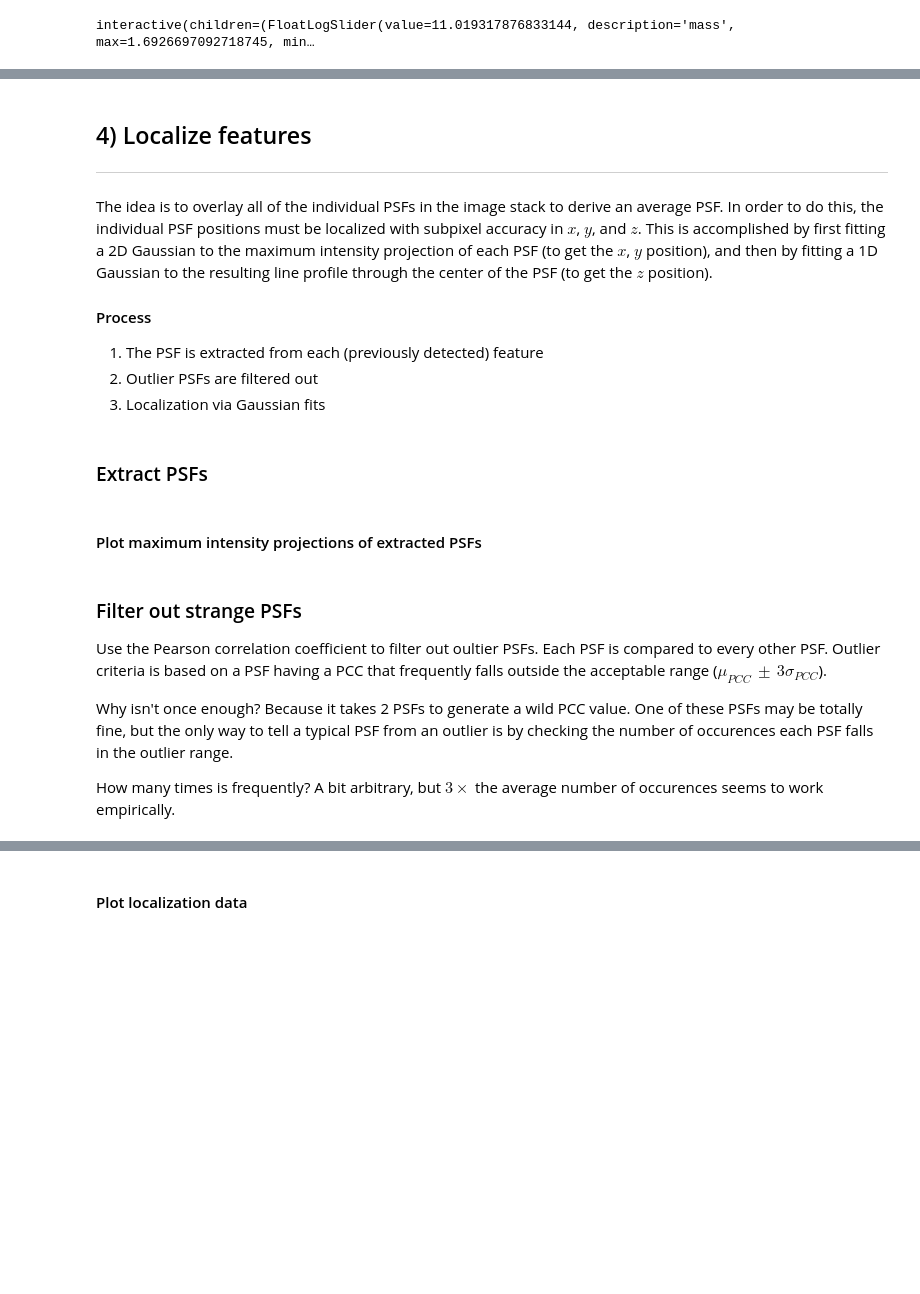
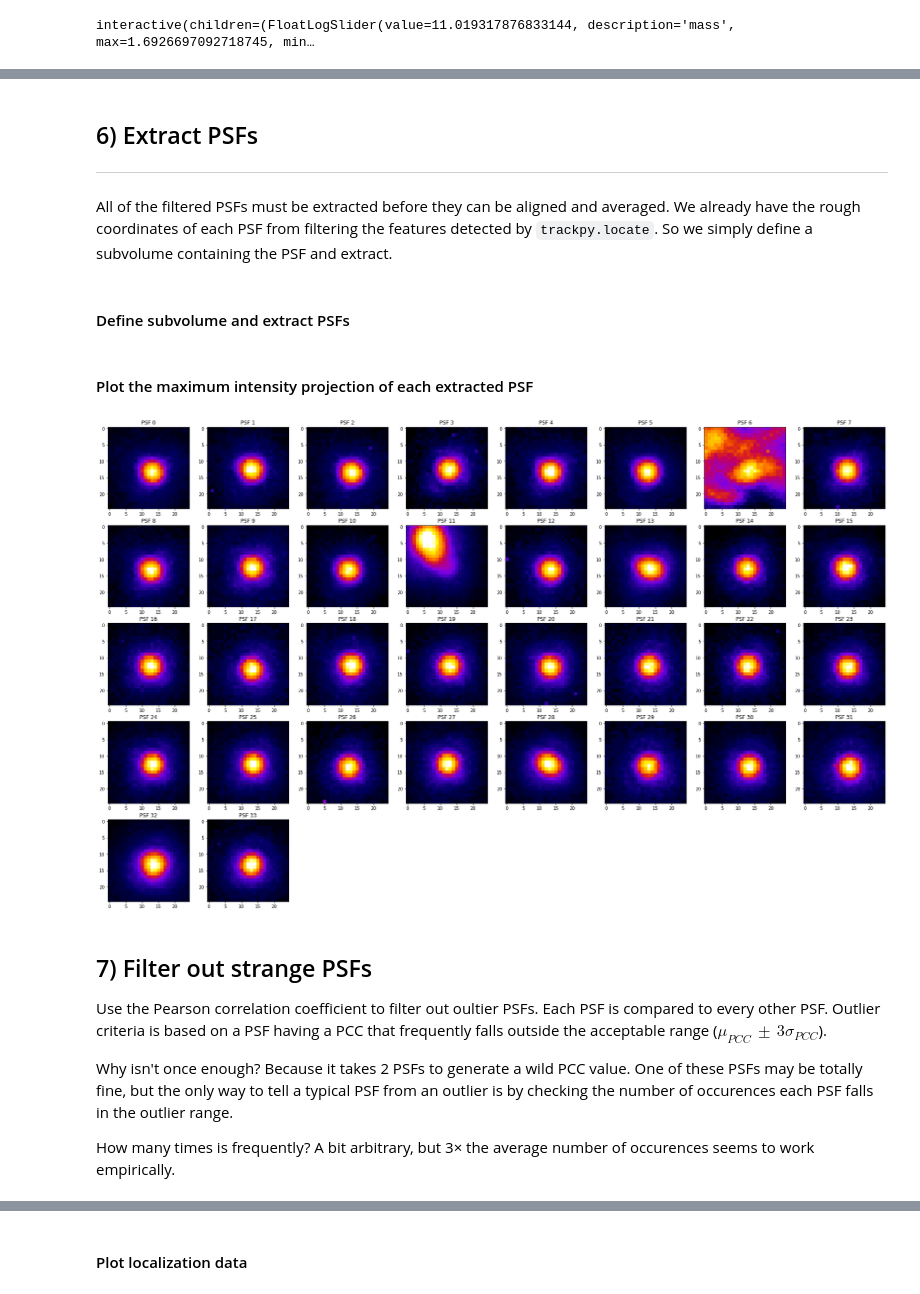
Before and after one commit to hoogenboom-group/PSF-Extractor, a Jupyter notebook: notebooks/walkthrough.ipynb, the cells around one changed output, grey strips where cells are left out. Drawn from its saved outputs; the diff is of its cells as text; code cells hidden in the pictures; blank space fills up the shorter version.

Commit message:
up to 8) localize PSFs
Former-commit-id: 09e9f57ccc8fcc6bb1a4ded7c1a74359e11dfb70

```diff
--- a/notebooks/walkthrough.ipynb
+++ b/notebooks/walkthrough.ipynb
@@ -206,0 +213,13 @@ plot_overlapping_features(mip, df_features, overlapping, width=wx)
+# %%
+# Update feature set
+df_features = df.reset_index(drop=True)
+
+# Output
+out = f"""\
+Detected features (initial)... {N_features:.0f}
+Overlapping features.......... {overlapping.size:.0f}
+Remaining features............ {len(df_features):.0f}
+Random sample of features.....
+"""
+print(out)
+df_features.sample(5)
@@ -207,12 +237,6 @@ plot_overlapping_features(mip, df_features, overlapping, width=wx)
 # %% [markdown]
-## 4) Localize features
+## 6) Extract PSFs
 ---
-The idea is to overlay all of the individual PSFs in the image stack to derive an average PSF. In order to do this, the individual PSF positions must be localized with subpixel accuracy in $x$, $y$, and $z$. This is accomplished by first fitting a 2D Gaussian to the maximum intensity projection of each PSF (to get the $x$, $y$ position), and then by fitting a 1D Gaussian to the resulting line profile through the center of the PSF (to get the $z$ position).
 
-#### Process
-1. The PSF is extracted from each (previously detected) feature
-1. Outlier PSFs are filtered out
-1. Localization via Gaussian fits
+All of the filtered PSFs must be extracted before they can be aligned and averaged. We already have the rough coordinates of each PSF from filtering the features detected by `trackpy.locate`. So we simply define a subvolume containing the PSF and extract.
-# %% [markdown]
-### Extract PSFs
 # %%
@@ -234,2 +243,0 @@ shape_psf
-# %% [markdown]
-#### Plot maximum intensity projections of extracted PSFs
@@ -250,7 +244,25 @@ for i, psf in enumerate(psfs):
+# %% [markdown]
+#### Define subvolume and extract PSFs
+# %%
+# Set dimensions of PSF subvolume based on expected feature diameter
+wx = 5 * dx_nm/psx  # px
+wy = 5 * dy_nm/psy  # px
+wz = 3 * wx         # px
+shape_psf = (wz, wy, wx)
+
+# Extract PSFs
+psfs, df = extract_psfs(stack, features=df_features, shape=shape_psf)
+# %% [markdown]
+#### Plot the maximum intensity projection of each extracted PSF
+# %%
+# Plot PSF MIPs
+plot_psfs(psfs)
+# %% [output]
+[figure, added]
 # %% [markdown]
-### Filter out strange PSFs
+## 7) Filter out strange PSFs
 Use the Pearson correlation coefficient to filter out oultier PSFs. Each PSF is compared to every other PSF. Outlier criteria is based on a PSF having a PCC that frequently falls outside the acceptable range ($\mu_{PCC} \,\pm\, 3\sigma_{PCC}$).
 
 Why isn't once enough? Because it takes 2 PSFs to generate a wild PCC value. One of these PSFs may be totally fine, but the only way to tell a typical PSF from an outlier is by checking the number of occurences each PSF falls in the outlier range.
 
-How many times is frequently? A bit arbitrary, but $3\times$ the average number of occurences seems to work empirically.
+How many times is frequently? A bit arbitrary, but 3× the average number of occurences seems to work empirically.
```
Also changed, not shown: parts of 31 cells of this notebook.
